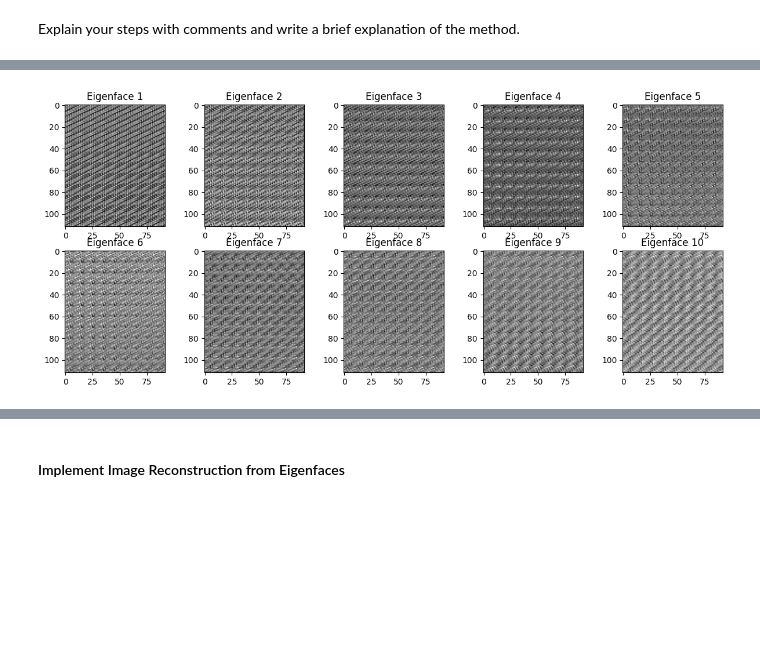
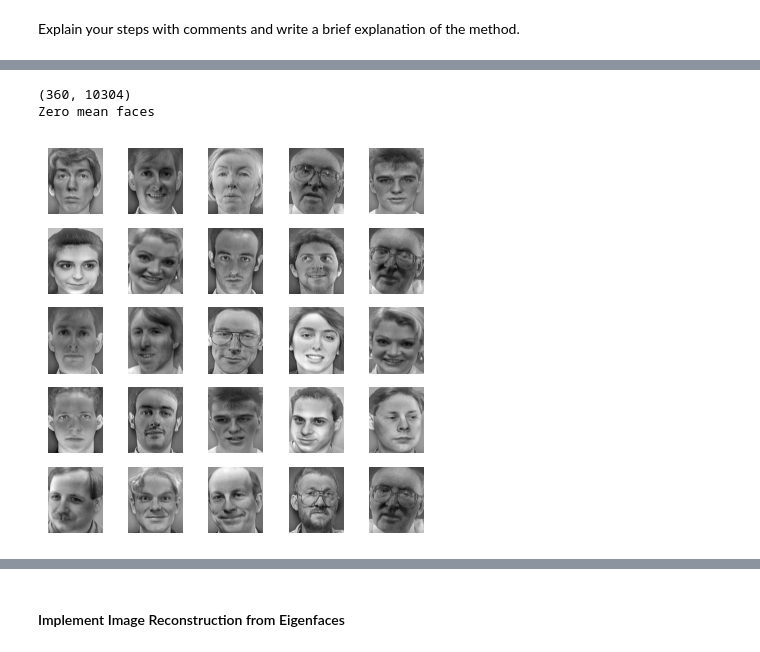
Before and after one commit to oops-moment/SMAI-SEM6, a Jupyter notebook: rollnumber_A2/rollnumber_A2_Q3/Q3.ipynb, the cells around one changed output, grey strips where cells are left out. Saved outputs shown, nothing was run; the diff lists cells and outputs as text; code cells hidden in the pictures; blank space fills up the shorter version.

```diff
--- a/rollnumber_A2/rollnumber_A2_Q3/Q3.ipynb
+++ b/rollnumber_A2/rollnumber_A2_Q3/Q3.ipynb
@@ -138,16 +94,30 @@ reshaped_eigen_faces = eigen_faces.reshape(numComponents, 112, 92)
-# %%
-# Visualize the eigenfaces directly
-num_rows = 2  # Adjust as needed
-num_cols = 5  # Adjust as needed
-fig, axes = plt.subplots(num_rows, num_cols, figsize=(15, 6))
-
-for i in range(numComponents):
-    ax = axes[i // num_cols, i % num_cols]
-    eigenface = np.dot(centered_images, eigenvectors[:, i]).reshape(X[0].shape)
-    ax.imshow(eigenface, cmap='gray')
-    ax.axis('off')
-    ax.set_title(f'Eigenface {i + 1}')
-
-plt.show()
-# %% [output]
-[figure, removed]
+# %%
+import scipy.misc
+import matplotlib.pyplot as plt
+flattened_trainFaces=[]
+for i in range(trainFaces.shape[0]):
+    flattened_trainFaces.append(trainFaces[i].flatten())
+flattened_trainFaces = np.array(flattened_trainFaces)
+print(flattened_trainFaces.shape)
+
+# Compute the mean face
+mean_face = np.mean(flattened_trainFaces, axis=0)
+
+zero_mean=[]
+coloumn=0
+zero_mean_matrix=np.ones((112*92,360))
+
+for values in flattened_trainFaces:
+    zm=values-mean_face
+    zm=np.squeeze(zm)
+    zero_mean_matrix[:,coloumn]=zm
+    zm_image=zm.reshape(112,92)
+    zero_mean.append(zm_image)
+    coloumn=coloumn+1
+
+print('Zero mean faces')
+griddisplay(zero_mean)
+# %% [output]
+(360, 10304)
+Zero mean faces
+[figure, added]
```
Also changed, not shown: parts of 8 cells of this notebook.
